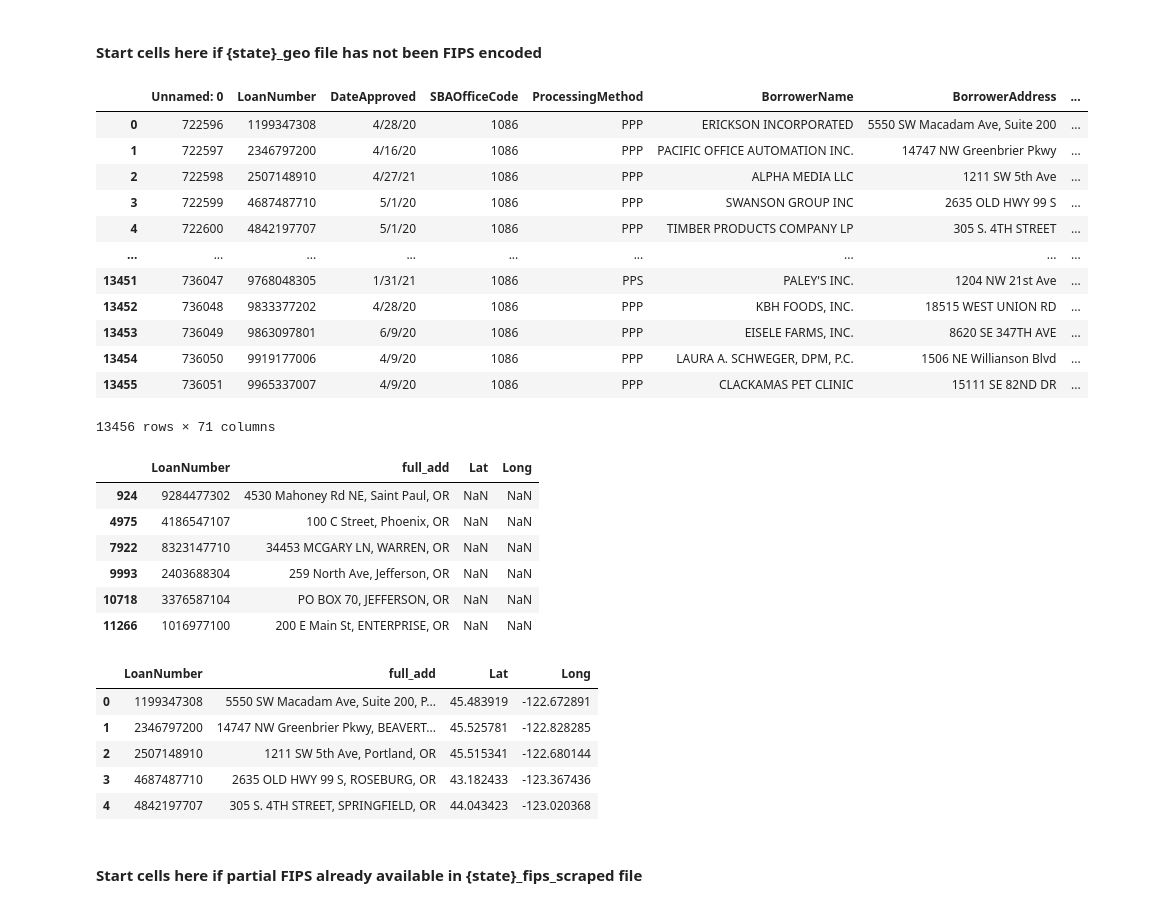
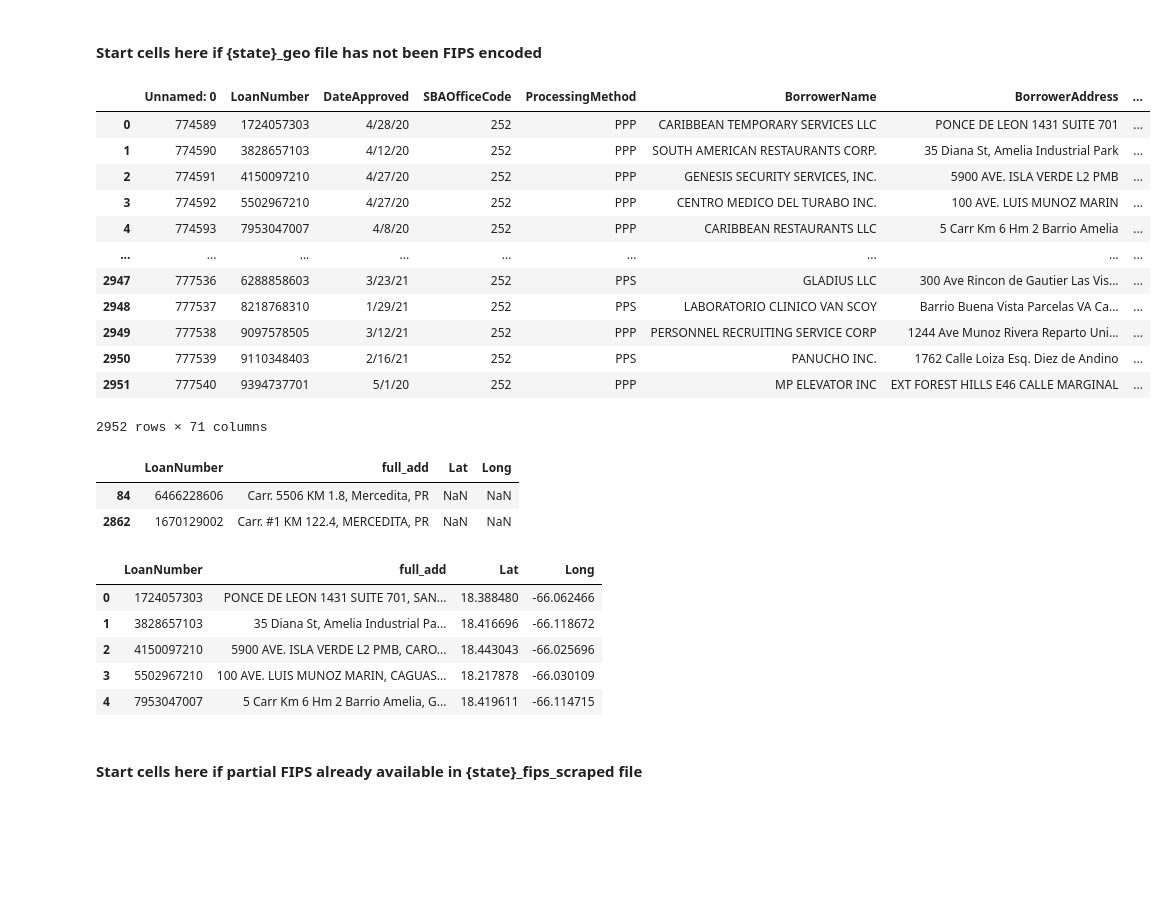
Before and after one commit to cspence001/mapdata_fips_aggregation, a Jupyter notebook: selenium_fips/selenium_census_script_fipscheck_PR.ipynb, the cells around one changed output. Cells and saved outputs as stored; diff of their text form; code cells hidden in the pictures; blank space fills up the shorter version.

```diff
--- a/selenium_fips/selenium_census_script_fipscheck_PR.ipynb
+++ b/selenium_fips/selenium_census_script_fipscheck_PR.ipynb
@@ -16,23 +16,23 @@ from tqdm.notebook import tqdm
 # %% [markdown]
 <h4>Start cells here if {state}_geo file has not been FIPS encoded
 # %%
-fips_check = pd.read_csv("../../data/state_data/geo/geocoded/geo_or.csv") #- original geocoded file
+fips_check = pd.read_csv("../../data/state_data/geo/geocoded/geo_pr.csv") #- original geocoded file
 fips_check = fips_check.drop(["Unnamed: 0.1", "Unnamed: 0.1.1"], axis =1)
 fips_check
 # %% [output]
 |  | Unnamed: 0 | LoanNumber | DateApproved | SBAOfficeCode | ProcessingMethod | BorrowerName | BorrowerAddress | ... |
-| 0 | 722596 | 1199347308 | 4/28/20 | 1086 | PPP | ERICKSON INCORPORATED | 5550 SW Macadam Ave, Suite 200 | ... |
-| 1 | 722597 | 2346797200 | 4/16/20 | 1086 | PPP | PACIFIC OFFICE AUTOMATION INC. | 14747 NW Greenbrier Pkwy | ... |
-| 2 | 722598 | 2507148910 | 4/27/21 | 1086 | PPP | ALPHA MEDIA LLC | 1211 SW 5th Ave | ... |
-| 3 | 722599 | 4687487710 | 5/1/20 | 1086 | PPP | SWANSON GROUP INC | 2635 OLD HWY 99 S | ... |
-| 4 | 722600 | 4842197707 | 5/1/20 | 1086 | PPP | TIMBER PRODUCTS COMPANY LP | 305 S. 4TH STREET | ... |
+| 0 | 774589 | 1724057303 | 4/28/20 | 252 | PPP | CARIBBEAN TEMPORARY SERVICES LLC | PONCE DE LEON 1431 SUITE 701 | ... |
+| 1 | 774590 | 3828657103 | 4/12/20 | 252 | PPP | SOUTH AMERICAN RESTAURANTS CORP. | 35 Diana St, Amelia Industrial Park | ... |
+| 2 | 774591 | 4150097210 | 4/27/20 | 252 | PPP | GENESIS SECURITY SERVICES, INC. | 5900 AVE. ISLA VERDE L2 PMB | ... |
+| 3 | 774592 | 5502967210 | 4/27/20 | 252 | PPP | CENTRO MEDICO DEL TURABO INC. | 100 AVE. LUIS MUNOZ MARIN | ... |
+| 4 | 774593 | 7953047007 | 4/8/20 | 252 | PPP | CARIBBEAN RESTAURANTS LLC | 5 Carr Km 6 Hm 2 Barrio Amelia | ... |
 | ... | ... | ... | ... | ... | ... | ... | ... | ... |
-| 13451 | 736047 | 9768048305 | 1/31/21 | 1086 | PPS | PALEY'S INC. | 1204 NW 21st Ave | ... |
-| 13452 | 736048 | 9833377202 | 4/28/20 | 1086 | PPP | KBH FOODS, INC. | 18515 WEST UNION RD | ... |
-| 13453 | 736049 | 9863097801 | 6/9/20 | 1086 | PPP | EISELE FARMS, INC. | 8620 SE 347TH AVE | ... |
-| 13454 | 736050 | 9919177006 | 4/9/20 | 1086 | PPP | LAURA A. SCHWEGER, DPM, P.C. | 1506 NE Willianson Blvd | ... |
-| 13455 | 736051 | 9965337007 | 4/9/20 | 1086 | PPP | CLACKAMAS PET CLINIC | 15111 SE 82ND DR | ... |
+| 2947 | 777536 | 6288858603 | 3/23/21 | 252 | PPS | GLADIUS LLC | 300 Ave Rincon de Gautier Las Vis... | ... |
+| 2948 | 777537 | 8218768310 | 1/29/21 | 252 | PPS | LABORATORIO CLINICO VAN SCOY | Barrio Buena Vista Parcelas VA Ca... | ... |
+| 2949 | 777538 | 9097578505 | 3/12/21 | 252 | PPP | PERSONNEL RECRUITING SERVICE CORP | 1244 Ave Munoz Rivera Reparto Uni... | ... |
+| 2950 | 777539 | 9110348403 | 2/16/21 | 252 | PPS | PANUCHO INC. | 1762 Calle Loiza Esq. Diez de Andino | ... |
+| 2951 | 777540 | 9394737701 | 5/1/20 | 252 | PPP | MP ELEVATOR INC | EXT FOREST HILLS E46 CALLE MARGINAL | ... |
-13456 rows × 71 columns
+2952 rows × 71 columns
 # %%
 columns = ['LoanNumber','full_add', 'Lat', 'Long']
 fips_check = fips_check[columns]
@@ -41,22 +41,18 @@ fips_check_nan = fips_check[fips_check["Lat"].isnull()] # check to make sure no
 fips_check_nan #3
 # %% [output]
 |  | LoanNumber | full_add | Lat | Long |
-| 924 | 9284477302 | 4530 Mahoney Rd NE, Saint Paul, OR | NaN | NaN |
-| 4975 | 4186547107 | 100 C Street, Phoenix, OR | NaN | NaN |
-| 7922 | 8323147710 | 34453 MCGARY LN, WARREN, OR | NaN | NaN |
-| 9993 | 2403688304 | 259 North Ave, Jefferson, OR | NaN | NaN |
-| 10718 | 3376587104 | PO BOX 70, JEFFERSON, OR | NaN | NaN |
-| 11266 | 1016977100 | 200 E Main St, ENTERPRISE, OR | NaN | NaN |
+| 84 | 6466228606 | Carr. 5506 KM 1.8, Mercedita, PR | NaN | NaN |
+| 2862 | 1670129002 | Carr. #1 KM 122.4, MERCEDITA, PR | NaN | NaN |
 # %%
 fips_check_notna = fips_check[fips_check["Lat"].notna()] # check to make sure no nulls in coords
 fips_check_notna.head() #15866
 # %% [output]
 |  | LoanNumber | full_add | Lat | Long |
-| 0 | 1199347308 | 5550 SW Macadam Ave, Suite 200, P... | 45.483919 | -122.672891 |
-| 1 | 2346797200 | 14747 NW Greenbrier Pkwy, BEAVERT... | 45.525781 | -122.828285 |
-| 2 | 2507148910 | 1211 SW 5th Ave, Portland, OR | 45.515341 | -122.680144 |
-| 3 | 4687487710 | 2635 OLD HWY 99 S, ROSEBURG, OR | 43.182433 | -123.367436 |
-| 4 | 4842197707 | 305 S. 4TH STREET, SPRINGFIELD, OR | 44.043423 | -123.020368 |
+| 0 | 1724057303 | PONCE DE LEON 1431 SUITE 701, SAN... | 18.388480 | -66.062466 |
+| 1 | 3828657103 | 35 Diana St, Amelia Industrial Pa... | 18.416696 | -66.118672 |
+| 2 | 4150097210 | 5900 AVE. ISLA VERDE L2 PMB, CARO... | 18.443043 | -66.025696 |
+| 3 | 5502967210 | 100 AVE. LUIS MUNOZ MARIN, CAGUAS... | 18.217878 | -66.030109 |
+| 4 | 7953047007 | 5 Carr Km 6 Hm 2 Barrio Amelia, G... | 18.419611 | -66.114715 |
 # %% [markdown]
 <h4> Start cells here if partial FIPS already available in {state}_fips_scraped file
 # %%
```
Also changed, not shown: parts of 17 cells of this notebook.
